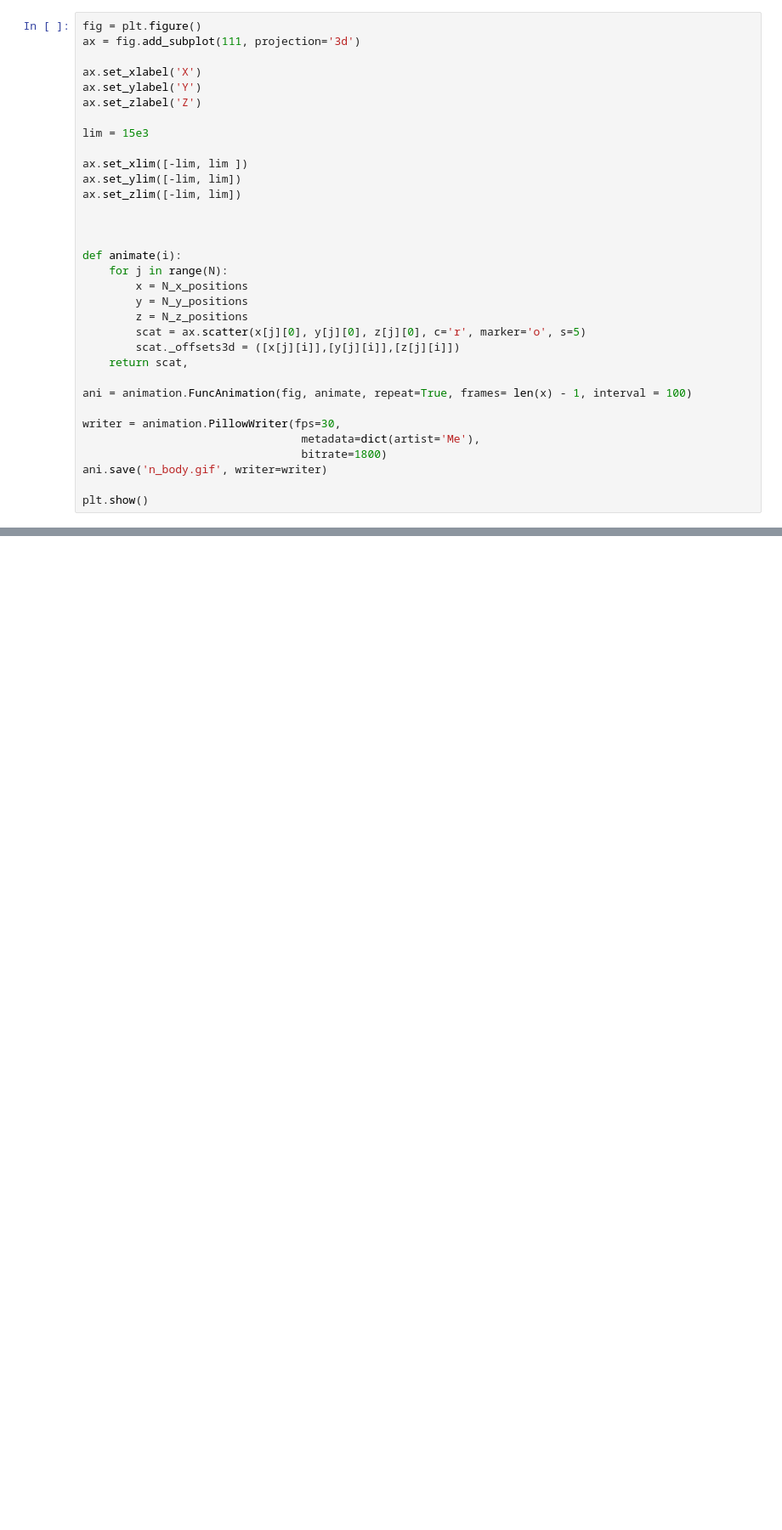
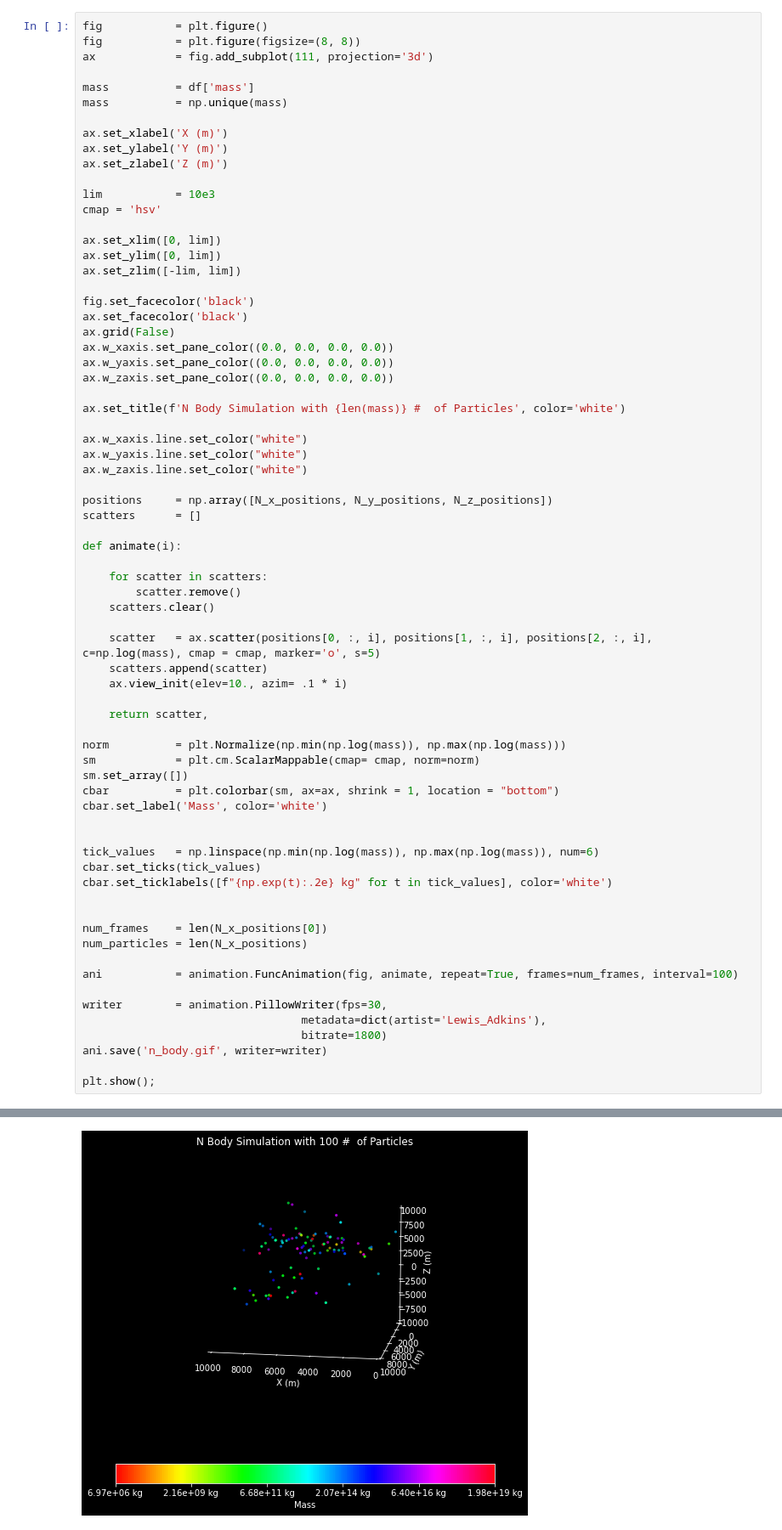
Before and after one commit to Lewis-Adkins/N_Body_System, a Jupyter notebook: n_body.ipynb, the cells around one changed output, grey strips where cells are left out. Shown at 85% size. Cells and saved outputs as stored; diff of their text form; blank space fills up the shorter version.

```diff
--- a/n_body.ipynb
+++ b/n_body.ipynb
@@ -55,33 +40,71 @@ plt.show()
 # %%
-fig = plt.figure()
-ax = fig.add_subplot(111, projection='3d')
+fig           = plt.figure()
+fig           = plt.figure(figsize=(8, 8))
+ax            = fig.add_subplot(111, projection='3d')
 
-ax.set_xlabel('X')
-ax.set_ylabel('Y')
-ax.set_zlabel('Z')
+mass          = df['mass']
+mass          = np.unique(mass)
 
-lim = 15e3
+ax.set_xlabel('X (m)')
+ax.set_ylabel('Y (m)')
+ax.set_zlabel('Z (m)')
 
-ax.set_xlim([-lim, lim ])
-ax.set_ylim([-lim, lim])
+lim           = 10e3
+cmap = 'hsv'
+
+ax.set_xlim([0, lim])
+ax.set_ylim([0, lim])
 ax.set_zlim([-lim, lim])
 
+fig.set_facecolor('black')
+ax.set_facecolor('black')
+ax.grid(False)
+ax.w_xaxis.set_pane_color((0.0, 0.0, 0.0, 0.0))
+ax.w_yaxis.set_pane_color((0.0, 0.0, 0.0, 0.0))
+ax.w_zaxis.set_pane_color((0.0, 0.0, 0.0, 0.0))
+
+ax.set_title(f'N Body Simulation with {len(mass)} #  of Particles', color='white')
+
+ax.w_xaxis.line.set_color("white")
+ax.w_yaxis.line.set_color("white")
+ax.w_zaxis.line.set_color("white")
+
+positions     = np.array([N_x_positions, N_y_positions, N_z_positions])
+scatters      = []
+
+def animate(i):
+
+    for scatter in scatters:
+        scatter.remove()
+    scatters.clear()
+
+    scatter   = ax.scatter(positions[0, :, i], positions[1, :, i], positions[2, :, i], c=np.log(mass), cmap = cmap, marker='o', s=5)
+    scatters.append(scatter)
+    ax.view_init(elev=10., azim= .1 * i)
+
+    return scatter,
+
+norm          = plt.Normalize(np.min(np.log(mass)), np.max(np.log(mass)))
+sm            = plt.cm.ScalarMappable(cmap= cmap, norm=norm)
+sm.set_array([])
+cbar          = plt.colorbar(sm, ax=ax, shrink = 1, location = "bottom")
+cbar.set_label('Mass', color='white')
 
 
-def animate(i):
-    for j in range(N):
-        x = N_x_positions
-        y = N_y_positions
-        z = N_z_positions
-        scat = ax.scatter(x[j][0], y[j][0], z[j][0], c='r', marker='o', s=5)
-        scat._offsets3d = ([x[j][i]],[y[j][i]],[z[j][i]])
-    return scat,
+tick_values   = np.linspace(np.min(np.log(mass)), np.max(np.log(mass)), num=6)
+cbar.set_ticks(tick_values)
+cbar.set_ticklabels([f"{np.exp(t):.2e} kg" for t in tick_values], color='white')
 
-ani = animation.FuncAnimation(fig, animate, repeat=True, frames= len(x) - 1, interval = 100)
 
-writer = animation.PillowWriter(fps=30,
-                                 metadata=dict(artist='Me'),
+num_frames    = len(N_x_positions[0])
+num_particles = len(N_x_positions)
+
+ani           = animation.FuncAnimation(fig, animate, repeat=True, frames=num_frames, interval=100)
+
+writer        = animation.PillowWriter(fps=30,
+                                 metadata=dict(artist='Lewis_Adkins'),
                                  bitrate=1800)
 ani.save('n_body.gif', writer=writer)
 
-plt.show()
+plt.show();
+# %% [output]
@@ -87,0 +112 @@ plt.show()
+[figure, added]
```
Also changed, not shown: parts of 5 cells of this notebook, 3 other files.
